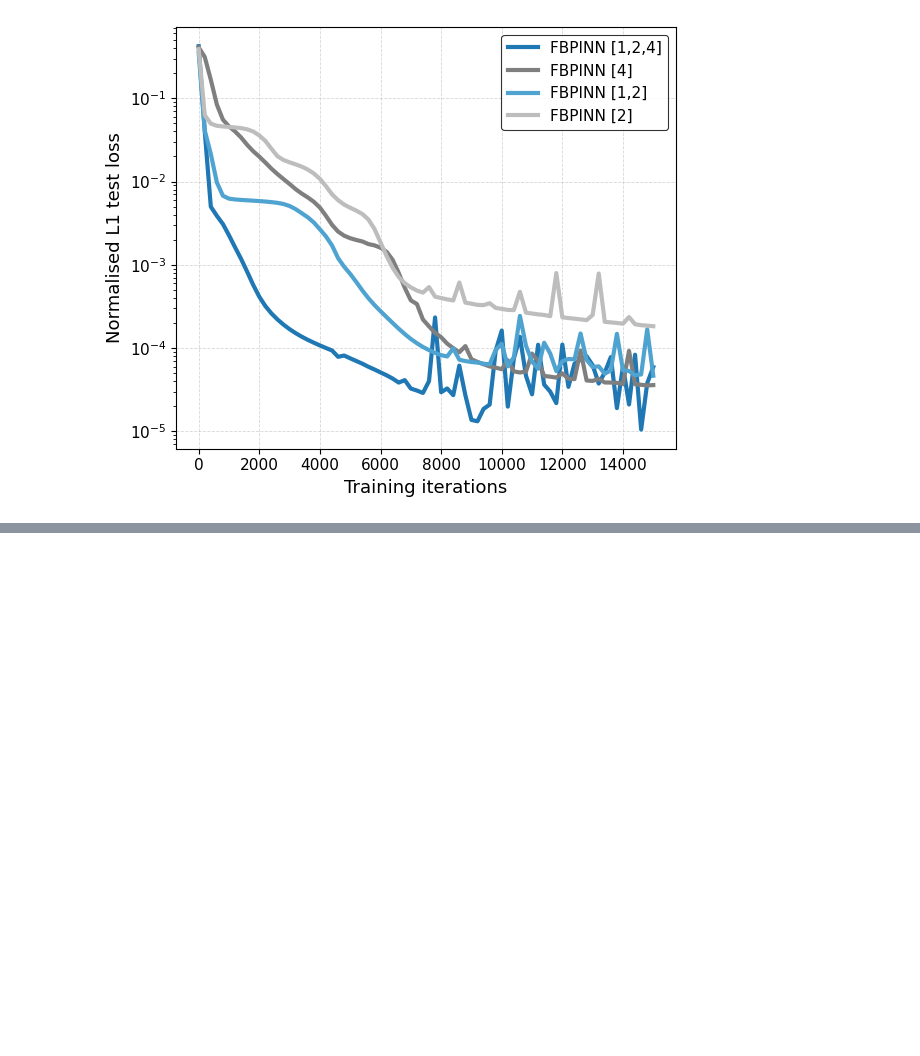
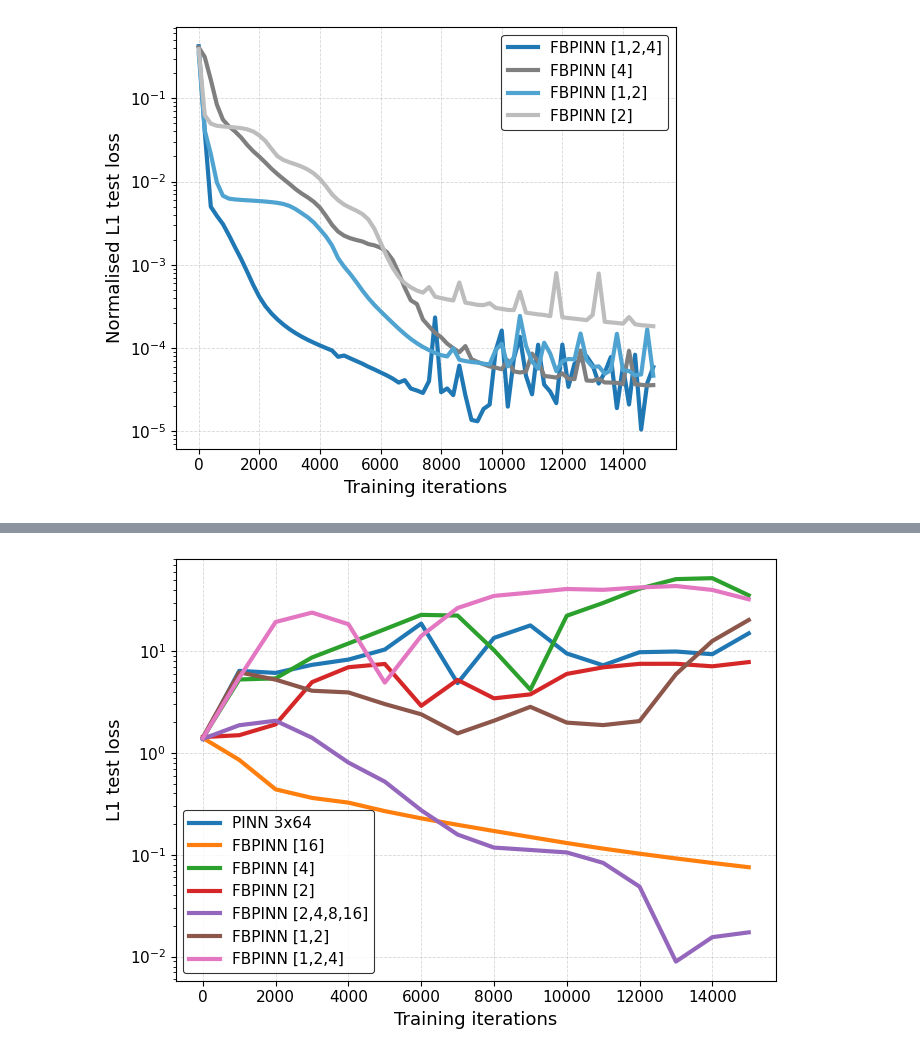
Before and after one commit to AedenLindelauf/FBPINNs, a Jupyter notebook: plots_reproduction.ipynb, the cells around one changed output, grey strips where cells are left out. Saved outputs shown, nothing was run; the diff lists cells and outputs as text; code cells hidden in the pictures; blank space fills up the shorter version.

```diff
--- a/plots_reproduction.ipynb
+++ b/plots_reproduction.ipynb
@@ -46,0 +206,45 @@ plt.show()
+# %%
+import pandas as pd
+import matplotlib.pyplot as plt
+import numpy as np
+
+# load csv with the tensorboard data
+df = pd.read_csv(r"C:\Users\35989\Desktop\University\MSc Applied Mathematics\SciML\Final Project\results_1d_poisson.csv")
+
+steps = df.iloc[:,1]
+lvl_16 = df.iloc[:,2]
+pinn_3x64 = df.iloc[:,3]
+lvl_2_4_8_16 = df.iloc[:,4]
+lvl_2 = df.iloc[:,5]
+lvl_1_2 = df.iloc[:,6]
+lvl_4 = df.iloc[:,7]
+lvl_1_2_4 = df.iloc[:,8]
+
+plt.style.use("default")
+
+fig, ax = plt.subplots(figsize=(7,5), facecolor="white")
+ax.set_facecolor("white")
+
+ax.semilogy(steps, pinn_3x64, linewidth=3, label="PINN 3x64")
+ax.semilogy(steps, lvl_16, linewidth=3, label="FBPINN [16]")
+ax.semilogy(steps, lvl_4, linewidth=3, label="FBPINN [4]")
+ax.semilogy(steps, lvl_2, linewidth=3, label="FBPINN [2]")
+ax.semilogy(steps, lvl_2_4_8_16, linewidth=3, label="FBPINN [2,4,8,16]")
+ax.semilogy(steps, lvl_1_2, linewidth=3, label="FBPINN [1,2]")
+ax.semilogy(steps, lvl_1_2_4, linewidth=3, label="FBPINN [1,2,4]")
+
+ax.set_xlabel("Training iterations", fontsize=13)
+ax.set_ylabel("L1 test loss", fontsize=13)
+
+ax.grid(True, which="major", linestyle="--", linewidth=0.6, alpha=0.5)
+
+legend = ax.legend(frameon=True, fontsize=11)
+legend.get_frame().set_edgecolor("black")
+legend.get_frame().set_linewidth(0.8)
+
+ax.tick_params(axis='both', labelsize=11)
+
+plt.tight_layout()
+plt.show()
+# %% [output]
+[figure, added]
```
Also changed, not shown: parts of 3 cells of this notebook, 5 other files.
